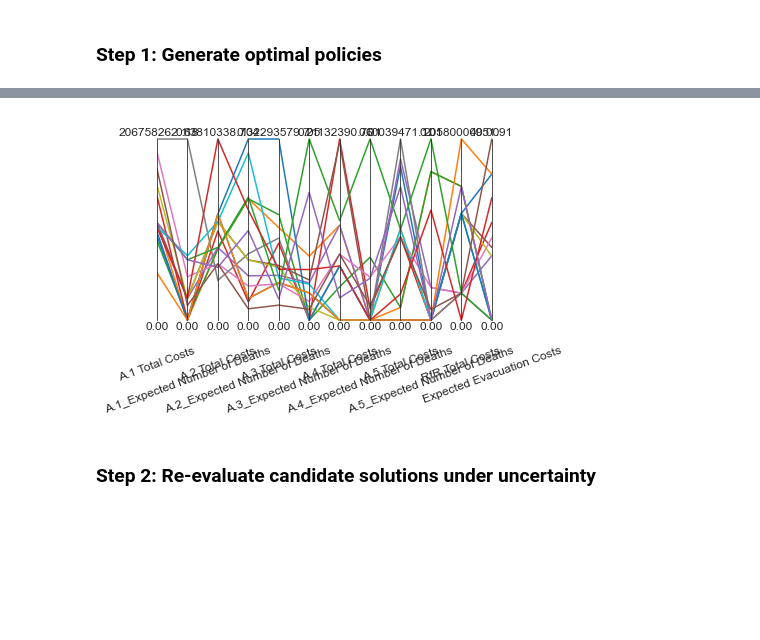
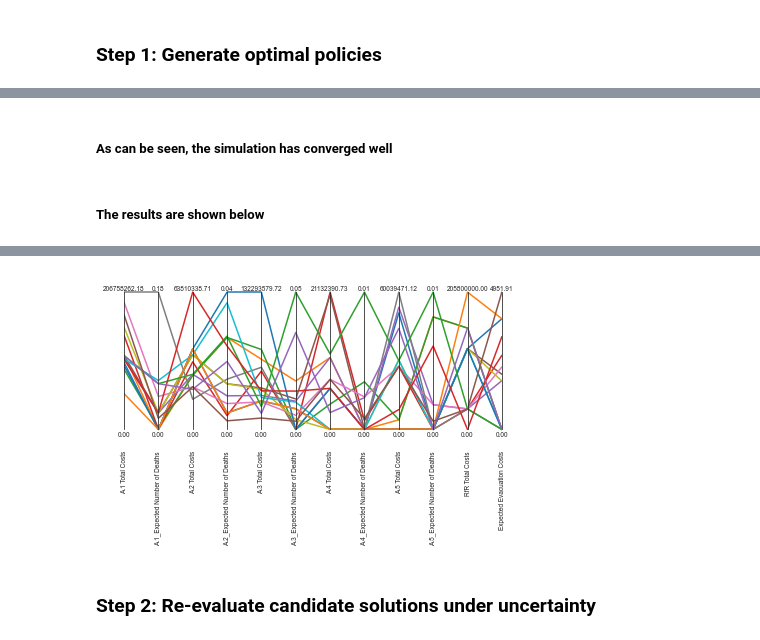
Before and after one commit to EwoutH/modelbased-g13, a Jupyter notebook: Optimization policies.ipynb, the cells around one changed output, grey strips where cells are left out. Cells and saved outputs as stored; diff of their text form; code cells hidden in the pictures; blank space fills up the shorter version.

```diff
--- a/Optimization policies.ipynb
+++ b/Optimization policies.ipynb
@@ -181,3 +175,7 @@ plt.show()
+# %% [markdown]
+##### As can be seen, the simulation has converged well
+# %% [markdown]
+##### The results are shown below
 # %%
 outcomes = results[list(model.outcomes.keys())] #This makes sure that the outcomes are split from the levers/uncertainties
 outcomes.head()
@@ -191,19 +189,18 @@ outcomes.head()
 # %%
 from ema_workbench.analysis import parcoords
 
 # Making a pairplot
-import matplotlib.pyplot as plt
 
 limits = parcoords.get_limits(outcomes)
 limits.loc[0, outcomes.keys()] = 0
 
-axes = parcoords.ParallelAxes(limits, fontsize=12, rot=20)
+axes = parcoords.ParallelAxes(limits, fontsize=6.5, rot=90)
 axes.plot(outcomes)
 plt.savefig(fname="images/MORDM/parallel_axes.png",dpi=300,bbox_inches='tight',format="png") # Save to file
 
 plt.show()
 # %% [output]
-[figure, old version]
+[figure, new version]
 # %% [markdown]
 ### Step 2: Re-evaluate candidate solutions under uncertainty
 # %% [markdown]
```
Also changed, not shown: parts of 40 cells of this notebook, 6 other files.
